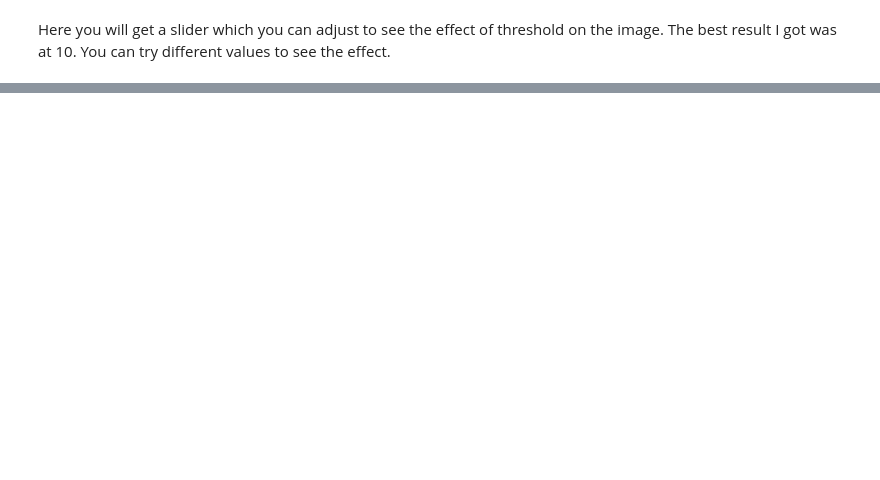
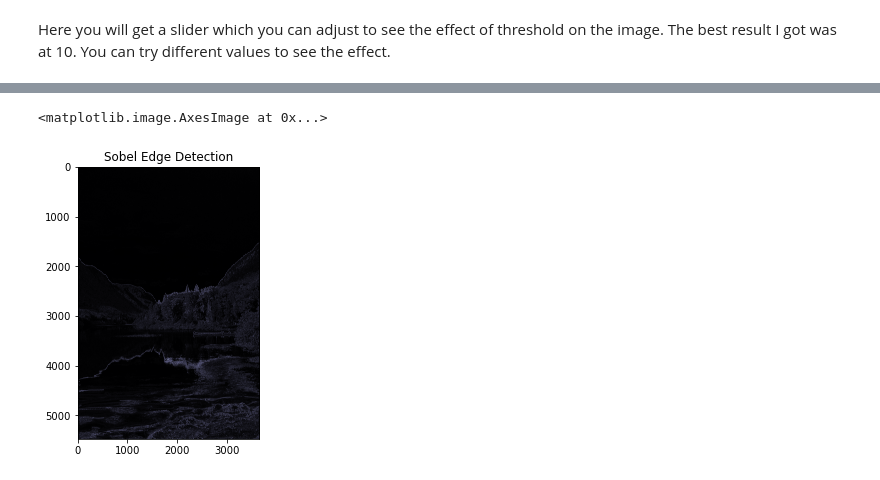
Before and after one commit to Pranjal-g083/DA-623-Project, a Jupyter notebook: code.ipynb, the cells around one changed output, grey strips where cells are left out. Saved outputs shown, nothing was run; the diff lists cells and outputs as text; code cells hidden in the pictures; blank space fills up the shorter version.

```diff
--- a/code.ipynb
+++ b/code.ipynb
@@ -163,0 +273,23 @@ Threshold: 10
+# %%
+def Sobel_edges(image_path):
+
+    image = cv2.imread(image_path, 0)
+    # image = cv2.GaussianBlur(image,(3,3),0)
+
+     # Apply Sobel edge detection
+    edges_x = cv2.Sobel(image, cv2.CV_64F, 1, 0, ksize=3)
+    edges_y = cv2.Sobel(image, cv2.CV_64F, 0, 1, ksize=3)
+
+    # Compute the magnitude of gradients
+    magnitude = np.sqrt(edges_x**2 + edges_y**2)
+    return magnitude
+# %%
+image_path = "dataset/alice-triquet-HeEJU3nrg_0-unsplash.jpg"
+edges = Sobel_edges(image_path)
+
+plt.figure(figsize=(5,5))
+plt.title("Sobel Edge Detection")
+plt.imshow(edges, cmap='bone')
+# %% [output]
+<matplotlib.image.AxesImage at 0x...>
+[figure, added]
```
Also changed, not shown: parts of 17 cells of this notebook, 1 other file.
